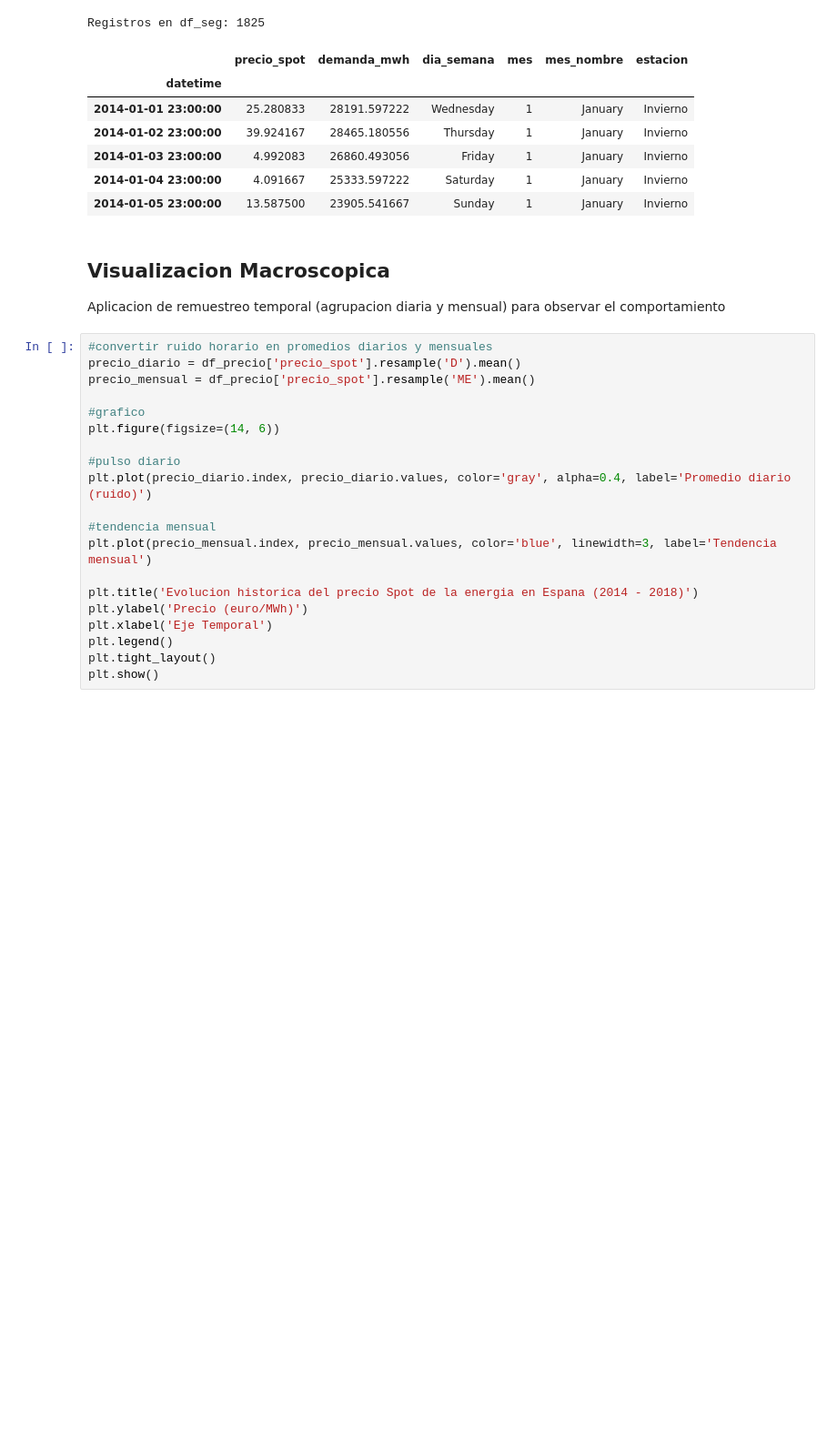
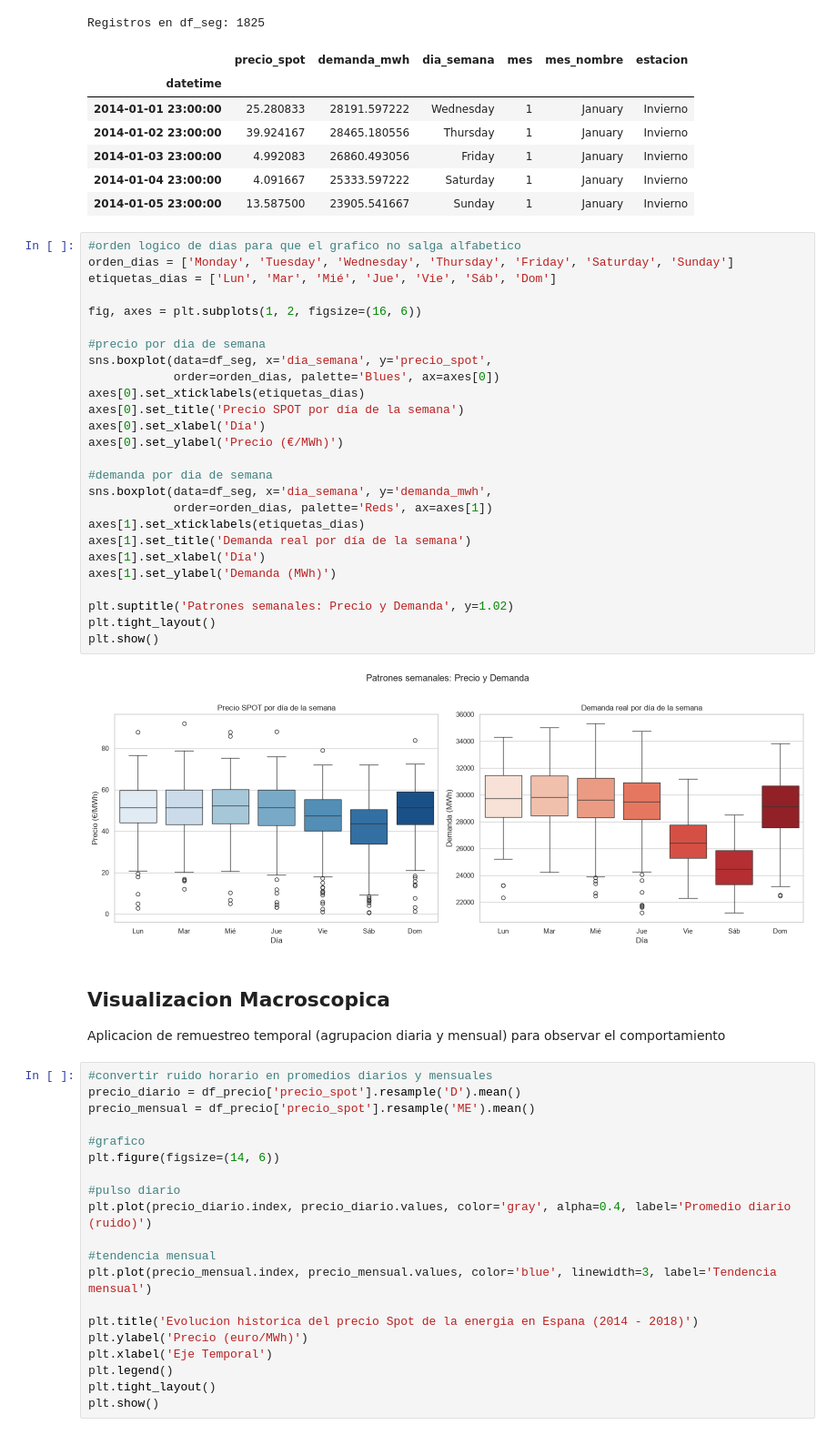
Before and after one commit to Cesahz/california-housing-energy-eda, a Jupyter notebook: notebooks/2.0-energy-market-eda.ipynb, the cells around one changed output. Shown at 91% size. Saved outputs shown, nothing was run; the diff lists cells and outputs as text; blank space fills up the shorter version.

Commit message:
feat: agregar segmentacion de precio y demanda por dia de semana

```diff
--- a/notebooks/2.0-energy-market-eda.ipynb
+++ b/notebooks/2.0-energy-market-eda.ipynb
@@ -232,6 +236,34 @@ Registros en df_seg: 1825
 | 2014-01-03 23:00:00 | 4.992083 | 26860.493056 | Friday | 1 | January | Invierno |
 | 2014-01-04 23:00:00 | 4.091667 | 25333.597222 | Saturday | 1 | January | Invierno |
 | 2014-01-05 23:00:00 | 13.587500 | 23905.541667 | Sunday | 1 | January | Invierno |
+# %%
+#orden logico de dias para que el grafico no salga alfabetico
+orden_dias = ['Monday', 'Tuesday', 'Wednesday', 'Thursday', 'Friday', 'Saturday', 'Sunday']
+etiquetas_dias = ['Lun', 'Mar', 'Mié', 'Jue', 'Vie', 'Sáb', 'Dom']
+
+fig, axes = plt.subplots(1, 2, figsize=(16, 6))
+
+#precio por dia de semana
+sns.boxplot(data=df_seg, x='dia_semana', y='precio_spot',
+            order=orden_dias, palette='Blues', ax=axes[0])
+axes[0].set_xticklabels(etiquetas_dias)
+axes[0].set_title('Precio SPOT por día de la semana')
+axes[0].set_xlabel('Día')
+axes[0].set_ylabel('Precio (€/MWh)')
+
+#demanda por dia de semana
+sns.boxplot(data=df_seg, x='dia_semana', y='demanda_mwh',
+            order=orden_dias, palette='Reds', ax=axes[1])
+axes[1].set_xticklabels(etiquetas_dias)
+axes[1].set_title('Demanda real por día de la semana')
+axes[1].set_xlabel('Día')
+axes[1].set_ylabel('Demanda (MWh)')
+
+plt.suptitle('Patrones semanales: Precio y Demanda', y=1.02)
+plt.tight_layout()
+plt.show()
+# %% [output]
+[figure, added]
 # %% [markdown]
 ## Visualizacion Macroscopica
 Aplicacion de remuestreo temporal (agrupacion diaria y mensual) para observar el comportamiento
```
Also changed, not shown: parts of 1 cell of this notebook.
